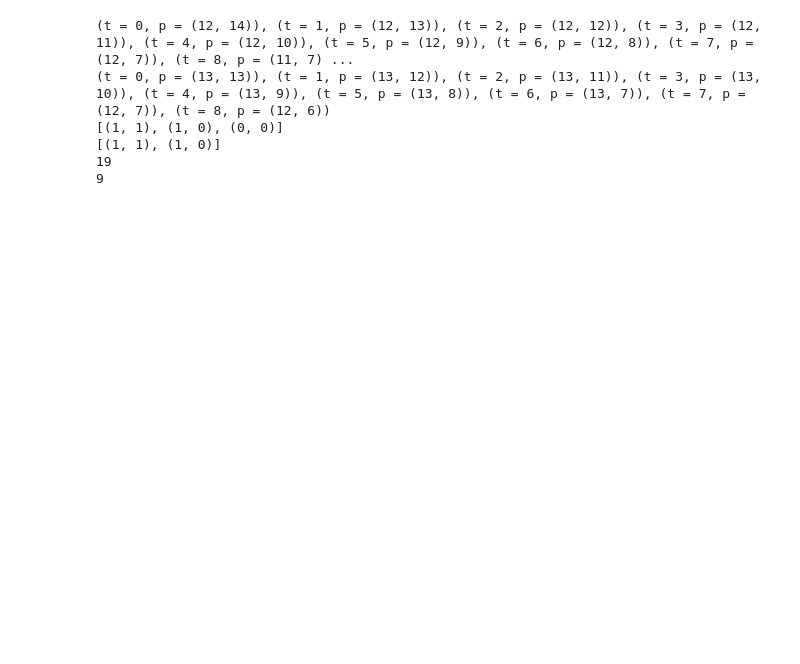
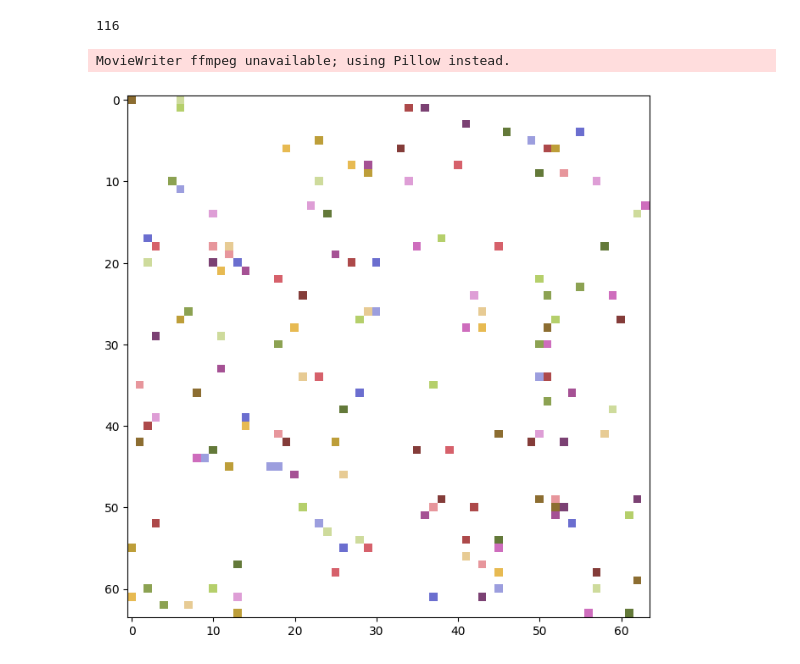
Before and after one commit to JGSuw/multirobot_planning, a Jupyter notebook: cbs/rcbs.ipynb, the cells around one changed output. Cells and saved outputs as stored; diff of their text form; code cells hidden in the pictures; blank space fills up the shorter version.

```diff
--- a/cbs/rcbs.ipynb
+++ b/cbs/rcbs.ipynb
@@ -46,0 +27,4 @@ TypeError: 'NoneType' object is not subscriptable
+# %%
+omega = 1
+root = init_rcbs(env, x, final_goals, region_paths)
+solution, node, O = regional_cbs(root, env, omega, verbose = True, maxtime = 120.)
@@ -109,16 +111,0 @@ Position: (12, 7)
-# %%
-agenti, agentj = 3,10
-t = 7
-print(solution.paths[agenti])
-print(solution.paths[agentj])
-print(region_paths[agenti])
-print(region_paths[agentj])
-print(len(solution.paths[agenti]))
-print(len(solution.paths[agentj]))
-# %% [output]
-(t = 0, p = (12, 14)), (t = 1, p = (12, 13)), (t = 2, p = (12, 12)), (t = 3, p = (12, 11)), (t = 4, p = (12, 10)), (t = 5, p = (12, 9)), (t = 6, p = (12, 8)), (t = 7, p = (12, 7)), (t = 8, p = (11, 7) ...
-(t = 0, p = (13, 13)), (t = 1, p = (13, 12)), (t = 2, p = (13, 11)), (t = 3, p = (13, 10)), (t = 4, p = (13, 9)), (t = 5, p = (13, 8)), (t = 6, p = (13, 7)), (t = 7, p = (12, 7)), (t = 8, p = (12, 6))
-[(1, 1), (1, 0), (0, 0)]
-[(1, 1), (1, 0)]
-19
-9
@@ -138,3 +112,6 @@ print((M.cost-N.cost)/N.cost)
 # %%
-solution = M.make_solution()
 MAPFAnimation(env, solution).animate().save('foo.gif')
+# %% [output]
+116
+MovieWriter ffmpeg unavailable; using Pillow instead.
+[figure, added]
```
Also changed, not shown: parts of 8 cells of this notebook, 1 other file.
